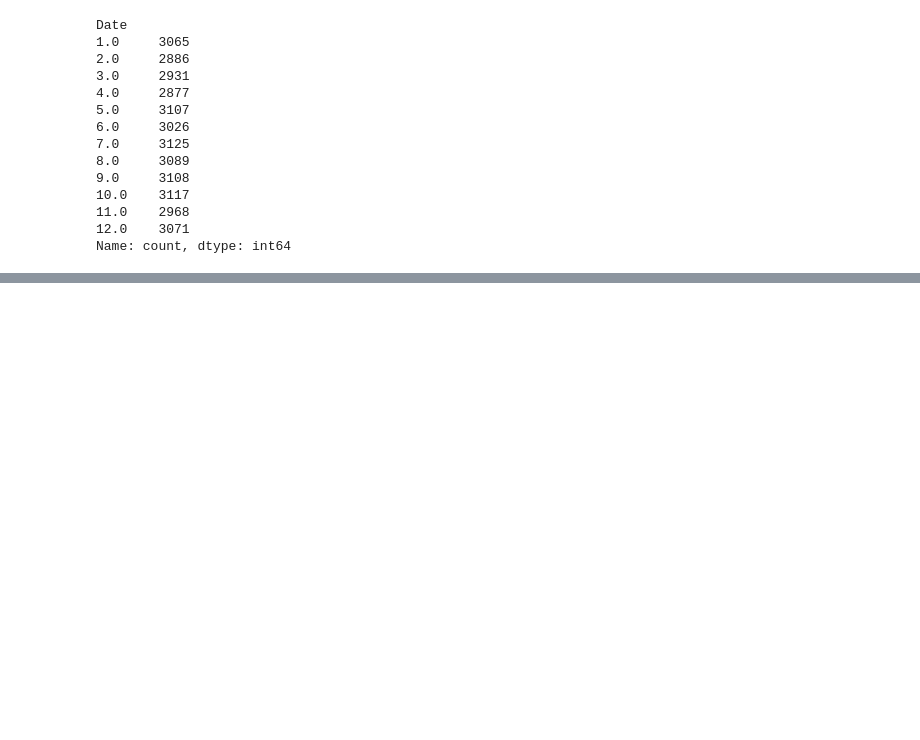
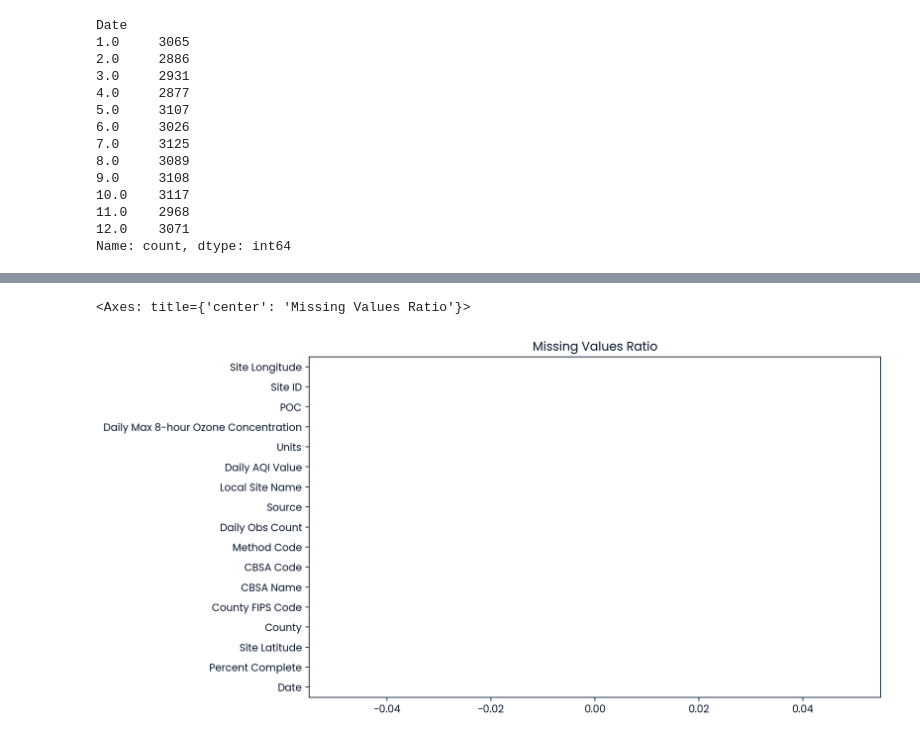
Before and after one commit to esraa-el-tohamii/Ozone-Layer-Dataset-EDA, a Jupyter notebook: notebook.ipynb, the cells around one changed output, grey strips where cells are left out. Cells and saved outputs as stored; diff of their text form; code cells hidden in the pictures; blank space fills up the shorter version.

```diff
--- a/notebook.ipynb
+++ b/notebook.ipynb
@@ -242,0 +763,2 @@ SyntaxError: invalid syntax (1785721692.py, line 1)
+# %%
+df['CBSA Name'] = df['CBSA Name'].fillna('Non-CBSA')
@@ -242,0 +786,3 @@ SyntaxError: invalid syntax (1785721692.py, line 1)
+# %%
+df['CBSA Name'] = df['CBSA Name'].replace(
+    {'Sacramento--Roseville--Arden-Arcade, CA': 'Sacramento-Roseville-Arden-Arcade, CA'})
@@ -242,0 +843,5 @@ SyntaxError: invalid syntax (1785721692.py, line 1)
+# %%
+df['County'] = df['County'].replace({
+    'LA': 'Los Angeles',
+    'SF': 'San Francisco'
+})
@@ -242,0 +889,2 @@ SyntaxError: invalid syntax (1785721692.py, line 1)
+# %%
+df.drop(columns=['Month','Week'],inplace=True)
@@ -242,0 +900,5 @@ SyntaxError: invalid syntax (1785721692.py, line 1)
+# %%
+df.isnull().mean().sort_values(ascending=False).plot(kind='barh', figsize=(10,6), title='Missing Values Ratio')
+# %% [output]
+<Axes: title={'center': 'Missing Values Ratio'}>
+[figure, added]
```
Also changed, not shown: parts of 70 cells of this notebook.
